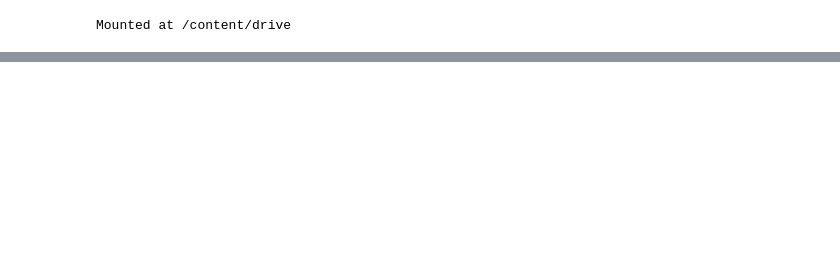
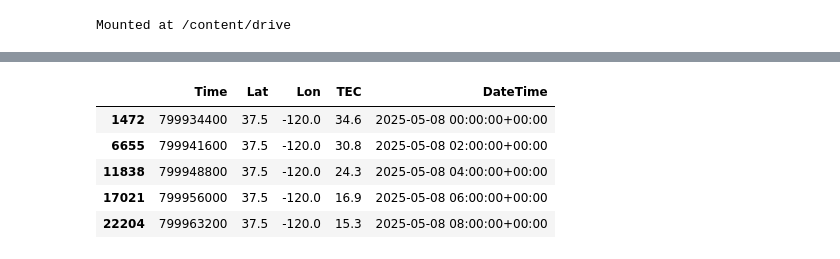
Before and after one commit to rkk7452/GIM_TEC_Extraction, a Jupyter notebook: Extract_GIM_TEC.ipynb, the cells around one changed output, grey strips where cells are left out. Drawn from its saved outputs; the diff is of its cells as text; code cells hidden in the pictures; blank space fills up the shorter version.

```diff
--- a/Extract_GIM_TEC.ipynb
+++ b/Extract_GIM_TEC.ipynb
@@ -286,0 +87,97 @@ display(gim_tec.head())
+# %%
+targetLat = 37.5 # closest to 37.239777271
+targetLon = -120 # closest to -118.281666695
+minTime = f"{date} 00:00:00" # earliest time we want
+maxTime = f"{date} 23:59:59" # latest time we want
+originTime = pd.Timestamp('2000-01-01 12:00:00') # seconds-based time is seconds after the originTime
+
+# to keep the numerical values for interpolating later, the "Time" column is the seconds after noon, Jan 1, 2000.
+#The "DateTime" column is the datetime object created from the "Time column"
+
+
+#2 hour final dataset
+epoch_2h = ionex_2hr.index.get_level_values("DateTime").unique()[0] # get time values (in seconds after noon on jan 1 2000)
+
+tec_df_2h = (
+    ionex_2hr
+    .xs("TEC", level="Type")      # Keep only TEC rows
+    .stack()                      # Turn longitude columns into rows
+    .reset_index()                # Convert index levels to columns
+    .rename(columns={0: "TEC"})   # Name the TEC values
+    .rename(columns={'DateTime': "Time"}) # rename to time, the seconds after noon jan 1 2000
+)
+tec_df_2h["DateTime"] = pd.to_datetime(tec_df_2h["Time"], unit="s", origin = originTime, utc=True) # convert to formatted times
+
+ovro_tec_2h = tec_df_2h[(tec_df_2h['Lat'] == targetLat) &
+                        (tec_df_2h['Lon'] == targetLon) &
+                        (tec_df_2h["DateTime"] >= minTime) &
+                        (tec_df_2h["DateTime"] <= maxTime)] # filter to only rows at the correct position and time
+
+#2 hour rapid dataset
+epoch_2h_r = ionex_2hr_r.index.get_level_values("DateTime").unique()[0] # get time values (in seconds after noon on jan 1 2000)
+
+tec_df_2h_r = (
+    ionex_2hr_r
+    .xs("TEC", level="Type")      # Keep only TEC rows
+    .stack()                      # Turn longitude columns into rows
+    .reset_index()                # Convert index levels to columns
+    .rename(columns={0: "TEC"})   # Name the TEC values
+    .rename(columns={'DateTime': "Time"}) # rename to time, the seconds after noon jan 1 2000
+)
+tec_df_2h_r["DateTime"] = pd.to_datetime(tec_df_2h_r["Time"], unit="s", origin = originTime, utc=True) # convert to formatted times
+
+ovro_tec_2h_r = tec_df_2h_r[(tec_df_2h_r['Lat'] == targetLat) &
+                        (tec_df_2h_r['Lon'] == targetLon) &
+                        (tec_df_2h_r["DateTime"] >= minTime) &
+                        (tec_df_2h_r["DateTime"] <= maxTime)] # filter to only rows at the correct position and time
+
+
+#1 hour rapid dataset
+epoch_1h = ionex_1hr.index.get_level_values("DateTime").unique()[0] # get time values (in seconds after noon on jan 1 2000)
+
+tec_df_1h = (
+    ionex_1hr
+    .xs("TEC", level="Type")      # Keep only TEC rows
+    .stack()                      # Turn longitude columns into rows
+    .reset_index()                # Convert index levels to columns
+    .rename(columns={0: "TEC"})   # Name the TEC values
+    .rename(columns={'DateTime': "Time"}) # rename to time, the seconds after noon jan 1 2000
+)
+tec_df_1h["DateTime"] = pd.to_datetime(tec_df_1h["Time"], unit="s", origin = originTime, utc=True) # convert to formatted times
+
+ovro_tec_1h = tec_df_1h[(tec_df_1h['Lat'] == targetLat) &
+                        (tec_df_1h['Lon'] == targetLon) &
+                        (tec_df_1h["DateTime"] >= minTime) &
+                        (tec_df_1h["DateTime"] <= maxTime)] # filter to only rows at the correct position and time
+
+
+#15 min rapid dataset
+epoch_15m = ionex_15m.index.get_level_values("DateTime").unique()[0] # get time values (in seconds after noon on jan 1 2000)
+
+tec_df_15m = (
+    ionex_15m
+    .xs("TEC", level="Type")      # Keep only TEC rows
+    .stack()                      # Turn longitude columns into rows
+    .reset_index()                # Convert index levels to columns
+    .rename(columns={0: "TEC"})   # Name the TEC values
+    .rename(columns={'DateTime': "Time"}) # rename to time, the seconds after noon jan 1 2000
+)
+tec_df_15m["DateTime"] = pd.to_datetime(tec_df_15m["Time"], unit="s", origin = originTime, utc=True) # convert to formatted times
+
+ovro_tec_15m = tec_df_15m[(tec_df_15m['Lat'] == targetLat) &
+                        (tec_df_15m['Lon'] == targetLon) &
+                        (tec_df_15m["DateTime"] >= minTime) &
+                        (tec_df_15m["DateTime"] <= maxTime)] # filter to only rows at the correct position and time
+
+#display all
+display(ovro_tec_2h.head())
+display(ovro_tec_2h_r.head())
+display(ovro_tec_1h.head())
+display(ovro_tec_15m.head())
+# %% [output]
+|  | Time | Lat | Lon | TEC | DateTime |
+| 1472 | 799934400 | 37.5 | -120.0 | 34.6 | 2025-05-08 00:00:00+00:00 |
+| 6655 | 799941600 | 37.5 | -120.0 | 30.8 | 2025-05-08 02:00:00+00:00 |
+| 11838 | 799948800 | 37.5 | -120.0 | 24.3 | 2025-05-08 04:00:00+00:00 |
+| 17021 | 799956000 | 37.5 | -120.0 | 16.9 | 2025-05-08 06:00:00+00:00 |
+| 22204 | 799963200 | 37.5 | -120.0 | 15.3 | 2025-05-08 08:00:00+00:00 |
```
Also changed, not shown: parts of 21 cells of this notebook.
